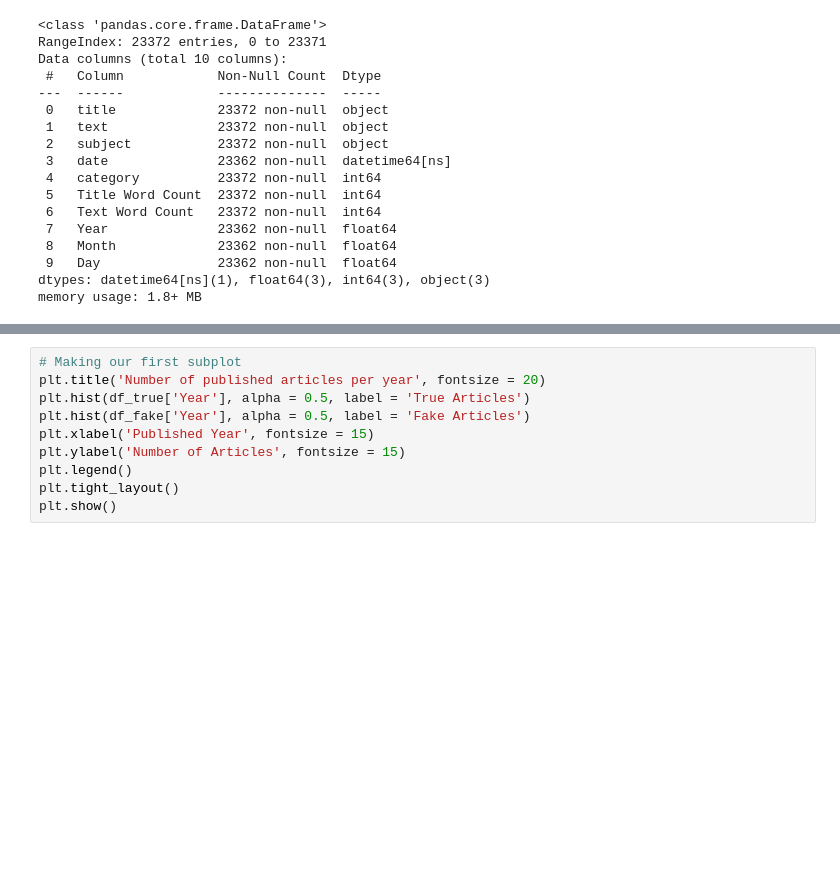
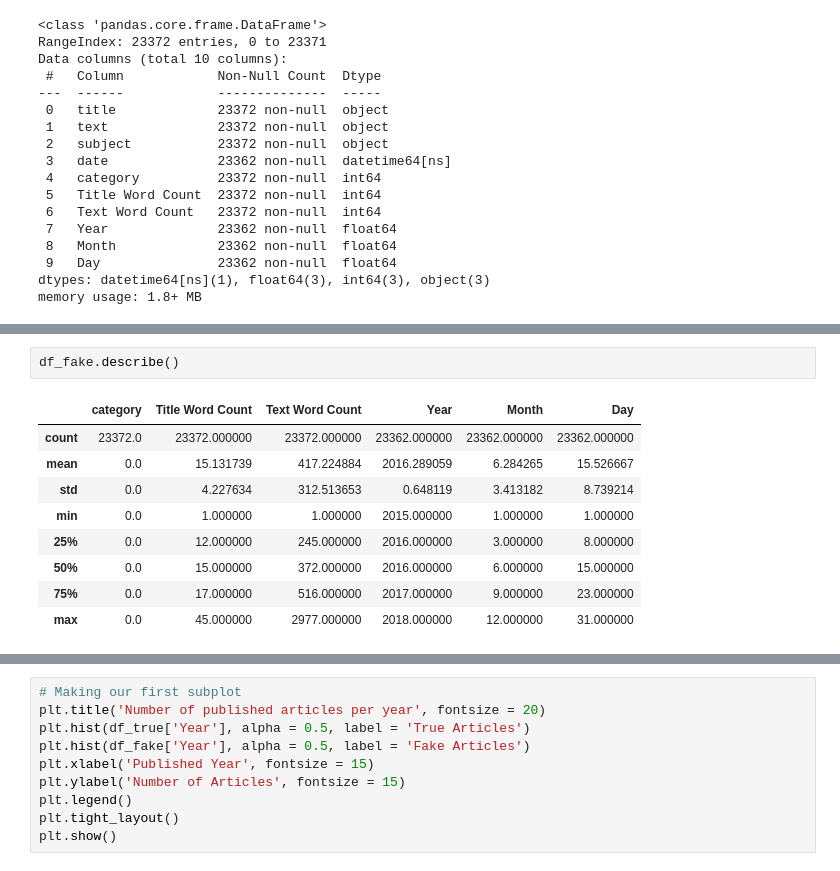
Before and after one commit to conibear/brainstation_machine_learning, a Jupyter notebook: notebook/BrainStation Machine Learning Project.ipynb, the cells around one changed output, grey strips where cells are left out. Cells and saved outputs as stored; diff of their text form; blank space fills up the shorter version.

```diff
--- a/notebook/BrainStation Machine Learning Project.ipynb
+++ b/notebook/BrainStation Machine Learning Project.ipynb
@@ -878,0 +909,12 @@ memory usage: 1.8+ MB
+# %%
+df_fake.describe()
+# %% [output]
+|  | category | Title Word Count | Text Word Count | Year | Month | Day |
+| count | 23372.0 | 23372.000000 | 23372.000000 | 23362.000000 | 23362.000000 | 23362.000000 |
+| mean | 0.0 | 15.131739 | 417.224884 | 2016.289059 | 6.284265 | 15.526667 |
+| std | 0.0 | 4.227634 | 312.513653 | 0.648119 | 3.413182 | 8.739214 |
+| min | 0.0 | 1.000000 | 1.000000 | 2015.000000 | 1.000000 | 1.000000 |
+| 25% | 0.0 | 12.000000 | 245.000000 | 2016.000000 | 3.000000 | 8.000000 |
+| 50% | 0.0 | 15.000000 | 372.000000 | 2016.000000 | 6.000000 | 15.000000 |
+| 75% | 0.0 | 17.000000 | 516.000000 | 2017.000000 | 9.000000 | 23.000000 |
+| max | 0.0 | 45.000000 | 2977.000000 | 2018.000000 | 12.000000 | 31.000000 |
```
Also changed, not shown: parts of 15 cells of this notebook.
